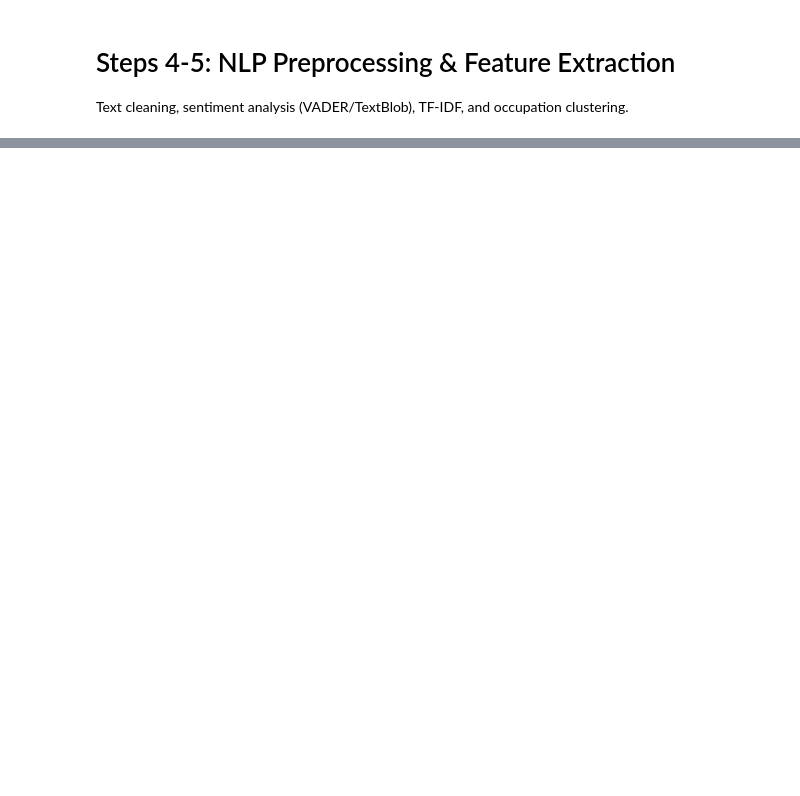
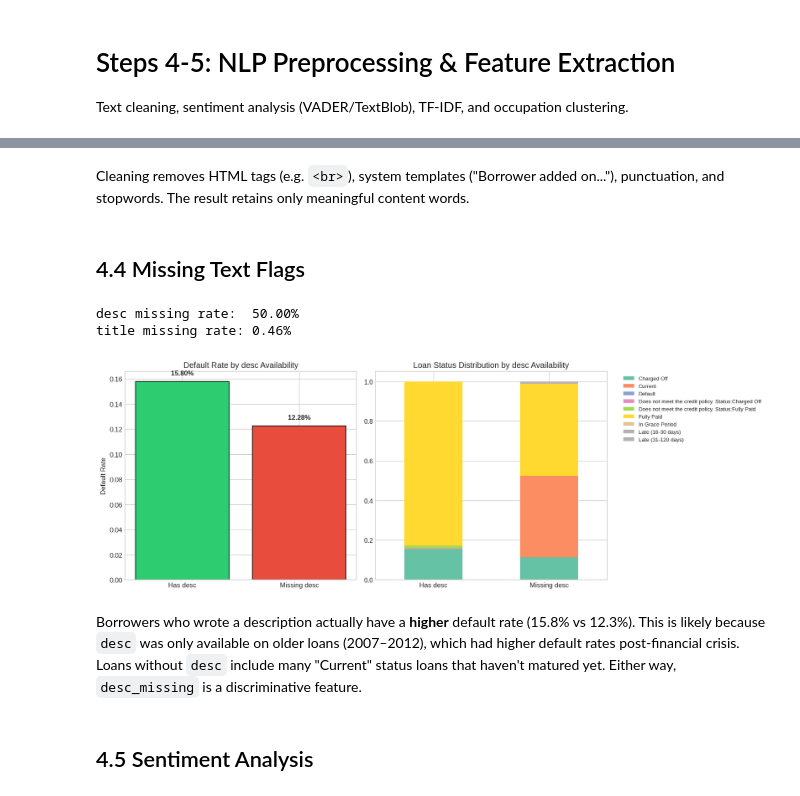
Before and after one commit to zzkai098/credit-default-nlp, a Jupyter notebook: notebooks/04_nlp_features.ipynb, the cells around one changed output, grey strips where cells are left out. Saved outputs shown, nothing was run; the diff lists cells and outputs as text; code cells hidden in the pictures; blank space fills up the shorter version.

```diff
--- a/notebooks/04_nlp_features.ipynb
+++ b/notebooks/04_nlp_features.ipynb
@@ -82,0 +75,8 @@ print('Hybrid features saved.')
+# %%
+# Before/after cleaning examples
+sample_texts = df_sample['desc'].dropna().head(5)
+for i, text in enumerate(sample_texts, 1):
+    print(f'--- Example {i} ---')
+    print(f'BEFORE: {text[:150]}')
+    print(f'AFTER : {clean_text(text)[:150]}')
+    print()
@@ -82,0 +103,46 @@ print('Hybrid features saved.')
+# %% [markdown]
+Cleaning removes HTML tags (e.g. `<br>`), system templates ("Borrower added on..."), punctuation, and stopwords. The result retains only meaningful content words.
+# %% [markdown]
+## 4.4 Missing Text Flags
+# %%
+df_sample = create_missing_text_flag(df_sample, 'desc')
+df_sample = create_missing_text_flag(df_sample, 'title')
+
+print(f'desc missing rate:  {df_sample["desc_missing"].mean():.2%}')
+print(f'title missing rate: {df_sample["title_missing"].mean():.2%}')
+# %% [output]
+desc missing rate:  50.00%
+title missing rate: 0.46%
+# %%
+# Is desc_missing correlated with default?
+from data_cleaning import DEFAULT_STATUSES
+df_sample['default_flag'] = df_sample['loan_status'].isin(DEFAULT_STATUSES).astype(int)
+
+fig, axes = plt.subplots(1, 2, figsize=(14, 5))
+
+# desc_missing vs default rate
+desc_default = df_sample.groupby('desc_missing')['default_flag'].mean()
+axes[0].bar(['Has desc', 'Missing desc'], desc_default.values, color=['#2ecc71', '#e74c3c'], edgecolor='black')
+axes[0].set_ylabel('Default Rate')
+axes[0].set_title('Default Rate by desc Availability')
+for i, v in enumerate(desc_default.values):
+    axes[0].text(i, v + 0.005, f'{v:.2%}', ha='center', fontweight='bold')
+
+# Loan status distribution by desc availability
+status_counts = df_sample.groupby(['desc_missing', 'loan_status']).size().unstack(fill_value=0)
+status_pct = status_counts.div(status_counts.sum(axis=1), axis=0)
+status_pct.plot(kind='bar', stacked=True, ax=axes[1], colormap='Set2')
+axes[1].set_title('Loan Status Distribution by desc Availability')
+axes[1].set_xlabel('')
+axes[1].set_xticklabels(['Has desc', 'Missing desc'], rotation=0)
+axes[1].legend(bbox_to_anchor=(1.05, 1), loc='upper left', fontsize=8)
+
+plt.tight_layout()
+plt.savefig('/home/jovyan/work/outputs/figures/desc_missing_vs_default.png', dpi=150, bbox_inches='tight')
+plt.show()
+# %% [output]
+[figure, added]
+# %% [markdown]
+Borrowers who wrote a description actually have a **higher** default rate (15.8% vs 12.3%). This is likely because `desc` was only available on older loans (2007–2012), which had higher default rates post-financial crisis. Loans without `desc` include many "Current" status loans that haven't matured yet. Either way, `desc_missing` is a discriminative feature.
+# %% [markdown]
+## 4.5 Sentiment Analysis
```
Also changed, not shown: parts of 57 cells of this notebook, 15 other files.
